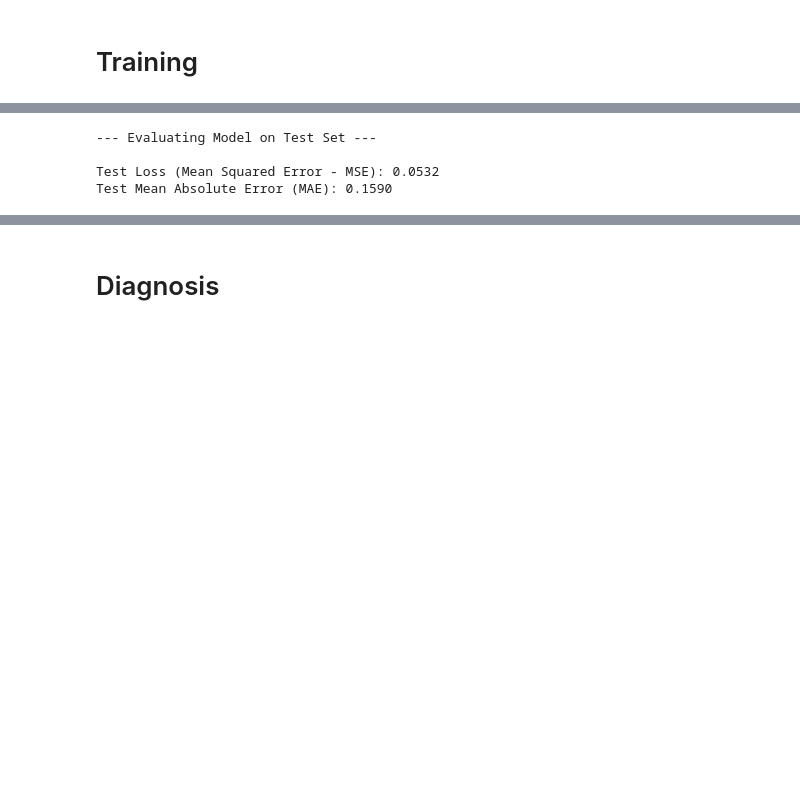
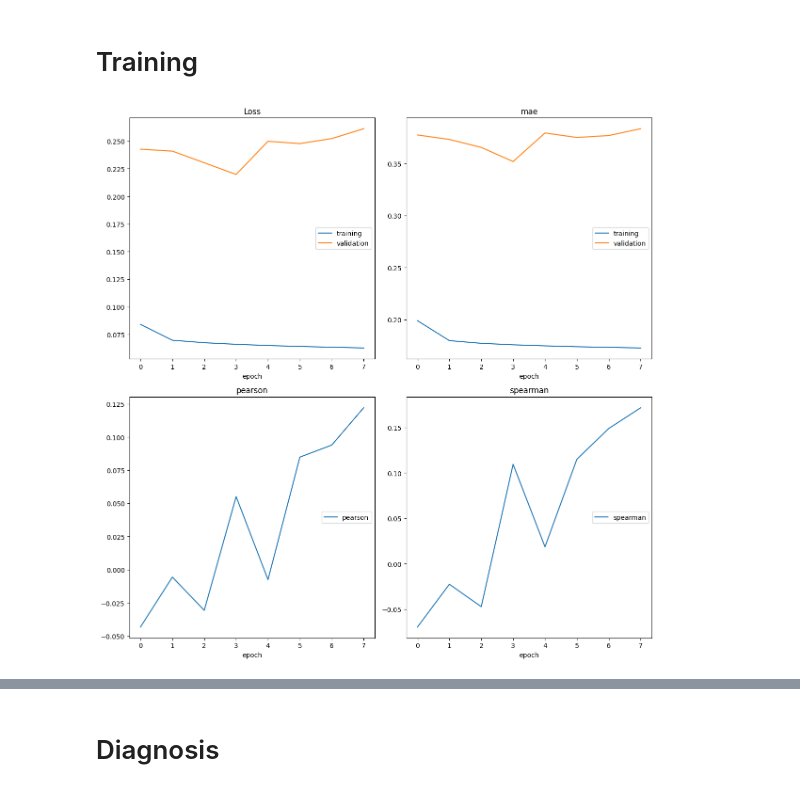
Before and after one commit to lior-alafi/DLbioinformatics, a Jupyter notebook: BI-LSTM_with_Attention.ipynb, the cells around one changed output, grey strips where cells are left out. Drawn from its saved outputs; the diff is of its cells as text; code cells hidden in the pictures; blank space fills up the shorter version.

```diff
--- a/BI-LSTM_with_Attention.ipynb
+++ b/BI-LSTM_with_Attention.ipynb
@@ -259,0 +275,11 @@ Testing samples: 500000
+# %%
+validation_num_rna_seqs = padded_validation_rna_kmer_sequences.shape[0]
+validation_num_rbp_seqs = padded_validation_rbp_kmer_sequences.shape[0]
+
+# Generate all possible (rna_idx, rbp_idx) combinations
+validation_indices = []
+for i in range(validation_num_rna_seqs):
+    for j in range(validation_num_rbp_seqs):
+        validation_indices.append((i, j))
+
+print(f"\nTotal validation samples (combinations) generated: {len(validation_indices)}")
@@ -488,12 +567,17 @@ Model: "RBP_DNA_Binding_Predictor"
 # %%
 if saved_model_path.exists():
     print("\n--- Skipping saved model training ---")
 else:
     print("\n--- Training Model ---")
     history = model.fit(
         train_generator, # Use the training data generator
-        epochs=10, # Number of training epochs. Adjust as needed.
+        epochs=8, # Number of training epochs. Adjust as needed.
         validation_data=test_generator, # Use the test generator for validation
-        verbose=1 # Show progress bar during training
+        verbose=1, # Show progress bar during training
+        callbacks=[
+            CorrelationLogger(validation_data=test_generator, model_to_predict=model),  # Custom logging callback
+        ]
     )
+    model.save(str(saved_model_path))
 # %% [output]
+[figure, added]
@@ -521,14 +584,0 @@ Epoch 10/10
-# %%
-print("\n--- Evaluating Model on Test Set ---")
-loss, mae = model.evaluate(
-    test_generator, # Use the test data generator for evaluation
-    verbose=0 # Do not show progress bar during evaluation
-)
-
-print(f"\nTest Loss (Mean Squared Error - MSE): {loss:.4f}")
-print(f"Test Mean Absolute Error (MAE): {mae:.4f}")
-# %% [output]
---- Evaluating Model on Test Set ---
-
-Test Loss (Mean Squared Error - MSE): 0.0532
-Test Mean Absolute Error (MAE): 0.1590
```
Also changed, not shown: parts of 36 cells of this notebook.
